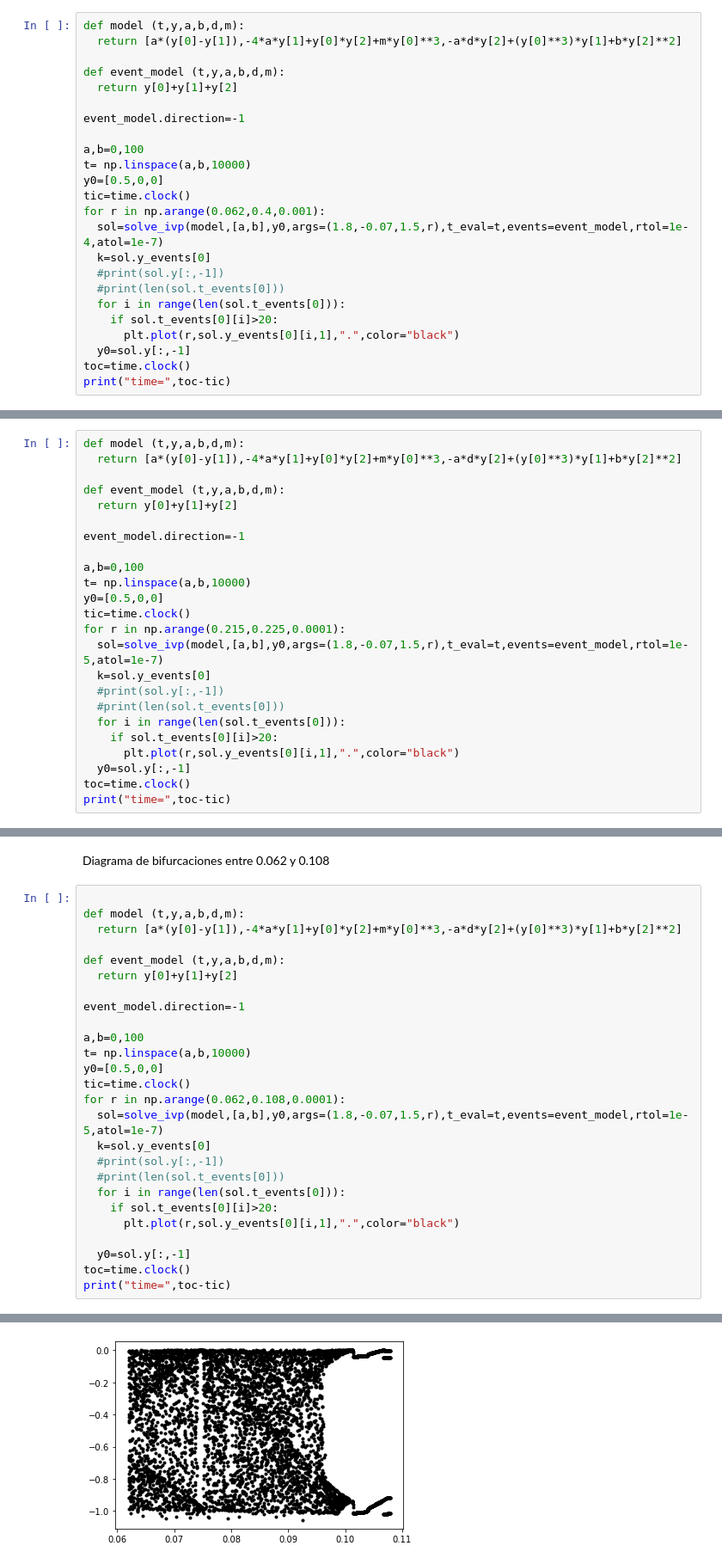
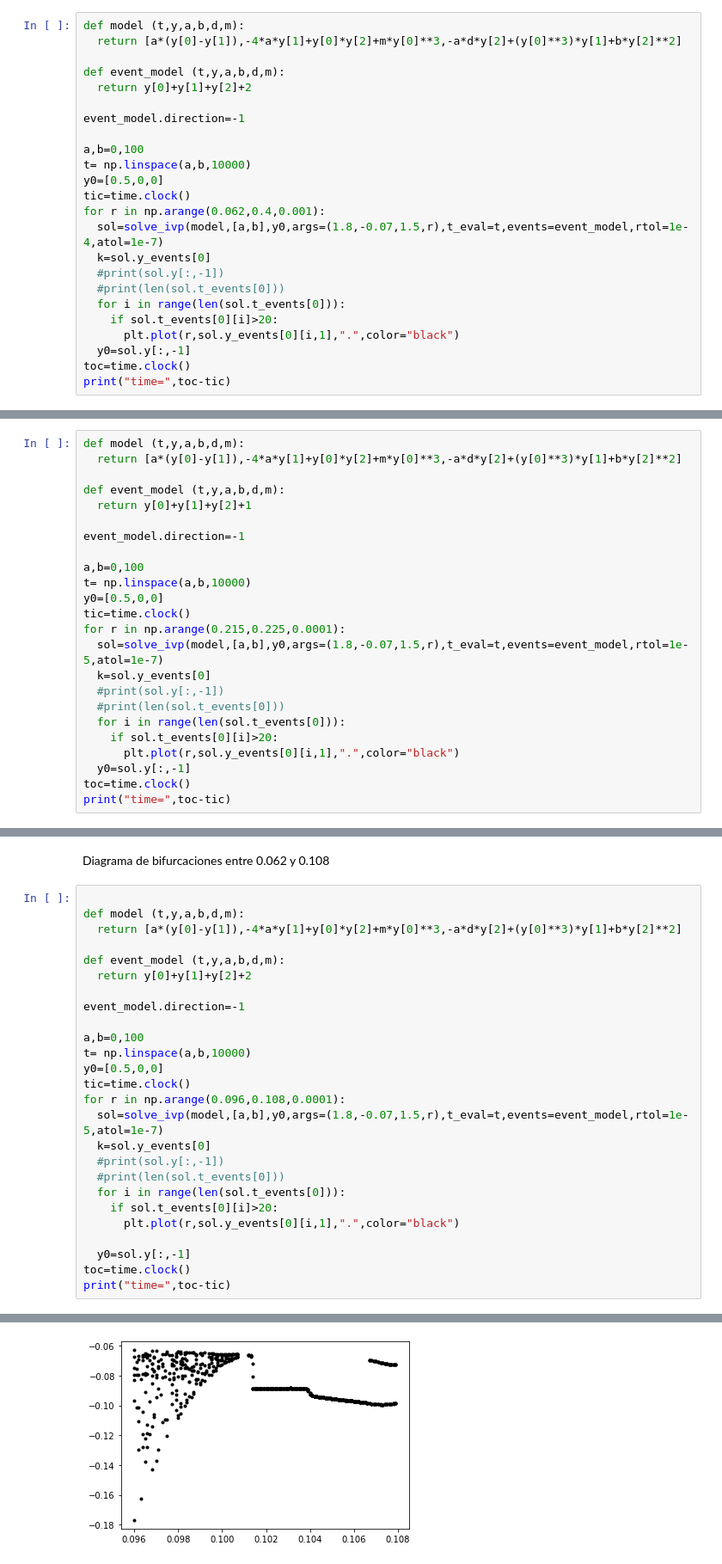
Before and after one commit to jfestradan/Modelado-y-simulacion, a Jupyter notebook: Proyecto_Final_Modelado_y_Simulación.ipynb, the cells around one changed output, grey strips where cells are left out. Shown at 86% size. Saved outputs shown, nothing was run; the diff lists cells and outputs as text.

```diff
--- a/Proyecto_Final_Modelado_y_Simulación.ipynb
+++ b/Proyecto_Final_Modelado_y_Simulación.ipynb
@@ -67,7 +67,7 @@ def model (t,y,a,b,d,m):
   return [a*(y[0]-y[1]),-4*a*y[1]+y[0]*y[2]+m*y[0]**3,-a*d*y[2]+(y[0]**3)*y[1]+b*y[2]**2]
 
 def event_model (t,y,a,b,d,m):
-  return y[0]+y[1]+y[2]
+  return y[0]+y[1]+y[2]+2
 
 event_model.direction=-1
 
@@ -96,7 +96,7 @@ def model (t,y,a,b,d,m):
   return [a*(y[0]-y[1]),-4*a*y[1]+y[0]*y[2]+m*y[0]**3,-a*d*y[2]+(y[0]**3)*y[1]+b*y[2]**2]
 
 def event_model (t,y,a,b,d,m):
-  return y[0]+y[1]+y[2]
+  return y[0]+y[1]+y[2]+1
 
 event_model.direction=-1
 
@@ -126,7 +126,7 @@ def model (t,y,a,b,d,m):
   return [a*(y[0]-y[1]),-4*a*y[1]+y[0]*y[2]+m*y[0]**3,-a*d*y[2]+(y[0]**3)*y[1]+b*y[2]**2]
 
 def event_model (t,y,a,b,d,m):
-  return y[0]+y[1]+y[2]
+  return y[0]+y[1]+y[2]+2
 
 event_model.direction=-1
 
@@ -134,7 +134,7 @@ a,b=0,100
 t= np.linspace(a,b,10000)
 y0=[0.5,0,0]
 tic=time.clock()
-for r in np.arange(0.062,0.108,0.0001):
+for r in np.arange(0.096,0.108,0.0001):
   sol=solve_ivp(model,[a,b],y0,args=(1.8,-0.07,1.5,r),t_eval=t,events=event_model,rtol=1e-5,atol=1e-7)
   k=sol.y_events[0]
   #print(sol.y[:,-1])
@@ -151,4 +151,4 @@ time= 202.61485799999997
-[figure, old version]
+[figure, new version]
 # %%
 from matplotlib import pyplot as plt
 from matplotlib.animation import ArtistAnimation
```
Also changed, not shown: parts of 3 cells of this notebook.
